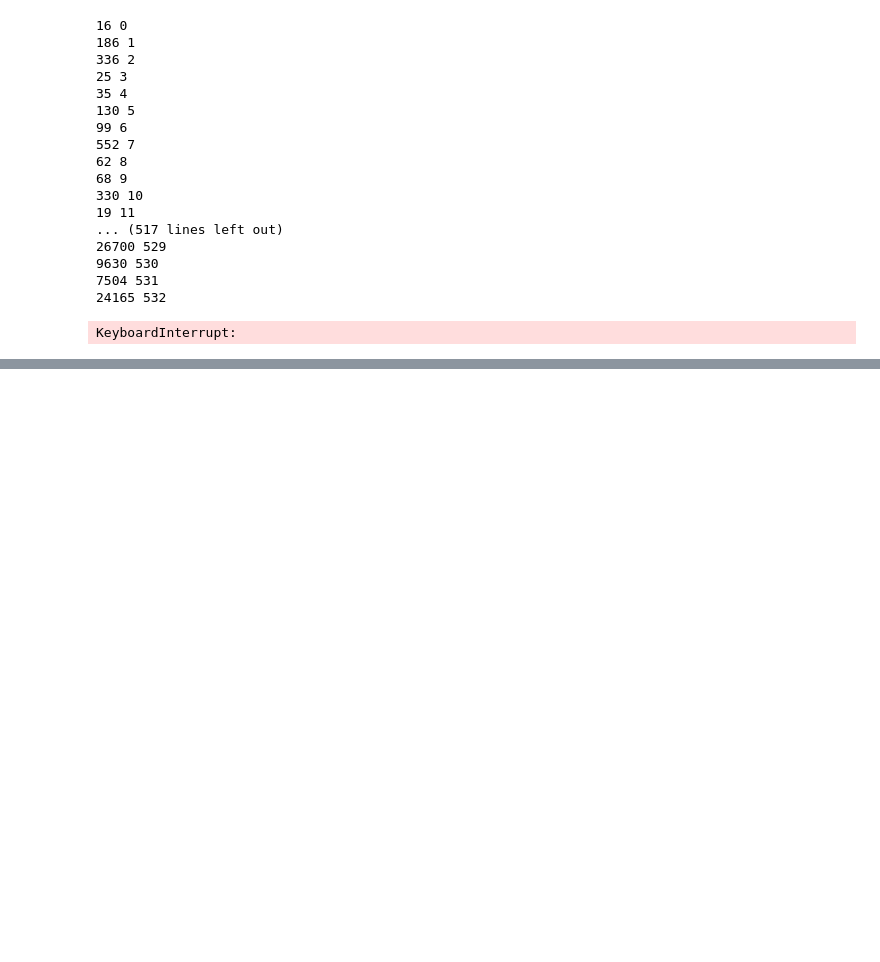
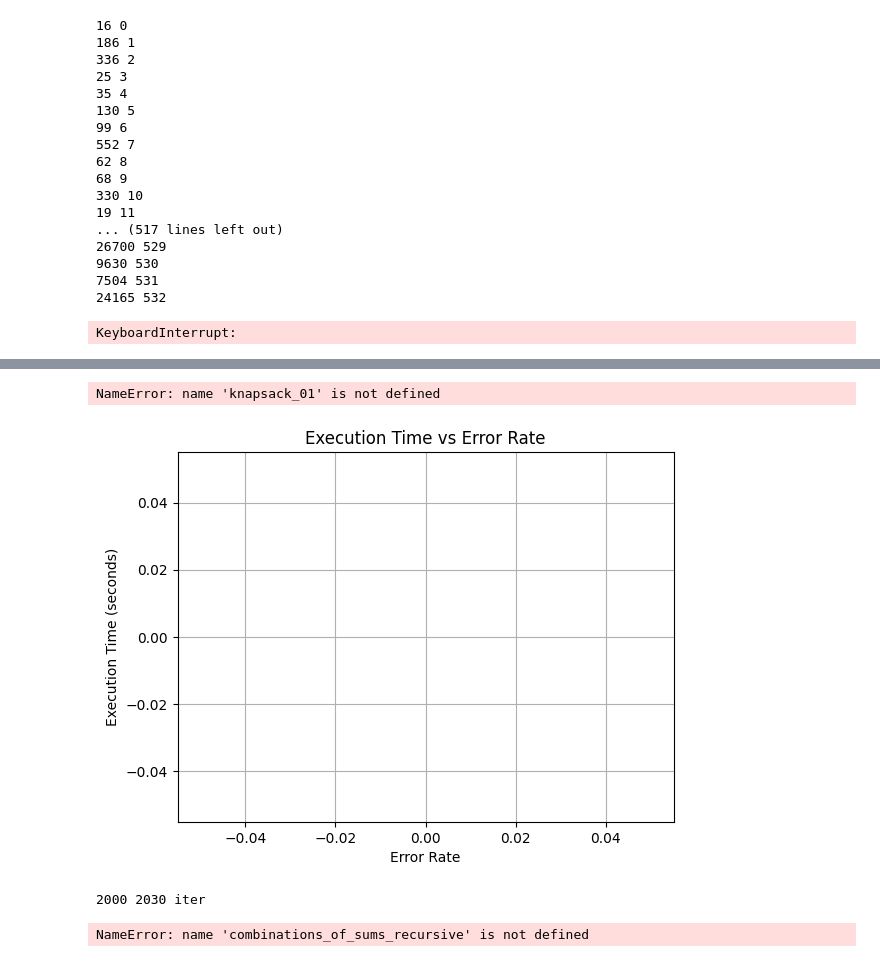
Before and after one commit to BcanTayiz/Computer-Science-Research, a Jupyter notebook: All_research_Algos.ipynb, the cells around one changed output, grey strips where cells are left out. Saved outputs shown, nothing was run; the diff lists cells and outputs as text; code cells hidden in the pictures; blank space fills up the shorter version.

```diff
--- a/All_research_Algos.ipynb
+++ b/All_research_Algos.ipynb
@@ -1591,0 +1821,77 @@ KeyboardInterrupt:
+# %%
+import random
+import numpy as np
+
+random.seed(42)
+error_rate = []
+
+
+for iter in range(5,20):
+    result_array = []
+    k = iter*1000
+    for i in range(k, k+30):
+
+        array = [i for i in range(i) if is_prime(i)]
+
+        # Scale the array to integers while maintaining proportions
+        #avg = np.average(array)
+        #u_number = max(array)-min(array)
+        #array = [int((i-avg)/u_number*7) for i in array]
+        #print(array)
+        indexes = list(np.unique([int(random.randint(0, len(array)-1)) for i in range(iter)]))
+        sum_of_values = sum([array[index] for index in indexes])
+        if sum_of_values <= 5:
+            continue
+        result_ground_truth = knapsack_01(array,sum_of_values)
+        result = knapsack_custom_combinatorics_prime(array, sum_of_values,iter)
+        result_array.append(result_ground_truth == result)
+        print(result_ground_truth,result)
+
+
+
+    diff = abs(np.count_nonzero(result_array) - len(result_array))
+    print(diff)
+    error_rate.append(diff)
+
+print(sum(error_rate)/10)
+# %% [output]
+NameError: name 'knapsack_01' is not defined
+# %%
+# Plotting the complexity results
+import matplotlib.pyplot as plt
+plt.plot([i for i in range(len(error_rate))], error_rate, linestyle='-', color='b',label="values")
+plt.xlabel('Error Rate')
+plt.ylabel('Execution Time (seconds)')
+plt.title('Execution Time vs Error Rate')
+plt.grid(True)
+plt.show()
+# %% [output]
+[figure, added]
+# %%
+import time
+import random
+complexity = []
+dict_of_error = {}
+for k in range(2,30):
+   error_rate = []
+   start = int(k*1000)
+   end = start + 30
+   print(start,end,'iter')
+   for i in range(start,end):
+      random_array = [i for i in range(i+5) if is_prime(i)]
+      indexes = list(np.unique([random.randint(0,len(random_array)-1)for i in range(k)]))
+      limit = random_array[-1]+k
+      while limit < 5:
+         limit += k
+
+
+
+      result = knapsack_custom_combinatorics_prime(random_array,limit,k)
+      if not result:
+         print('ERROR')
+         break
+      error_rate.append(np.count_nonzero(random_array) - len(random_array))
+   dict_of_error[k] = error_rate
+# %% [output]
+2000 2030 iter
+NameError: name 'combinations_of_sums_recursive' is not defined
```
Also changed, not shown: parts of 20 cells of this notebook, 5 other files.
